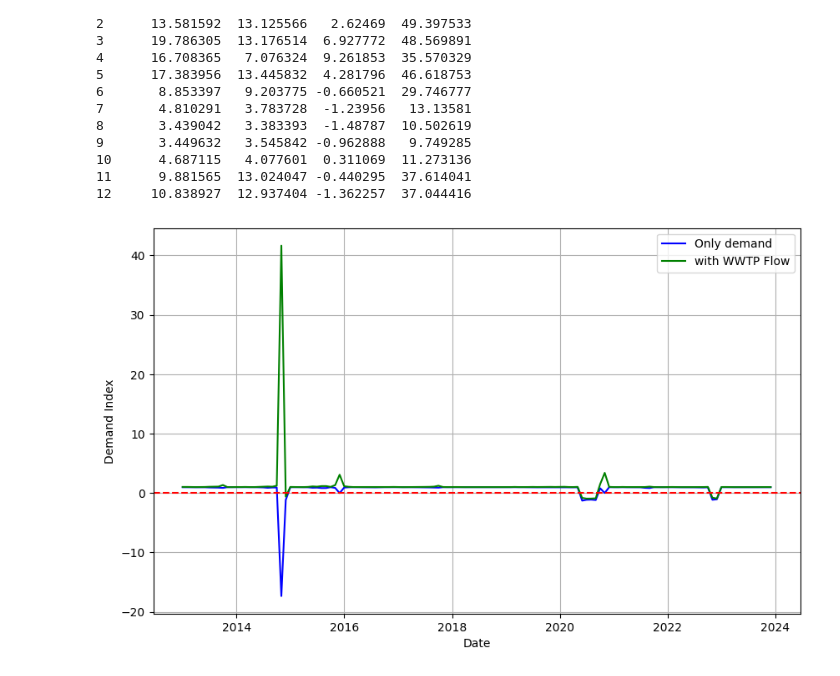
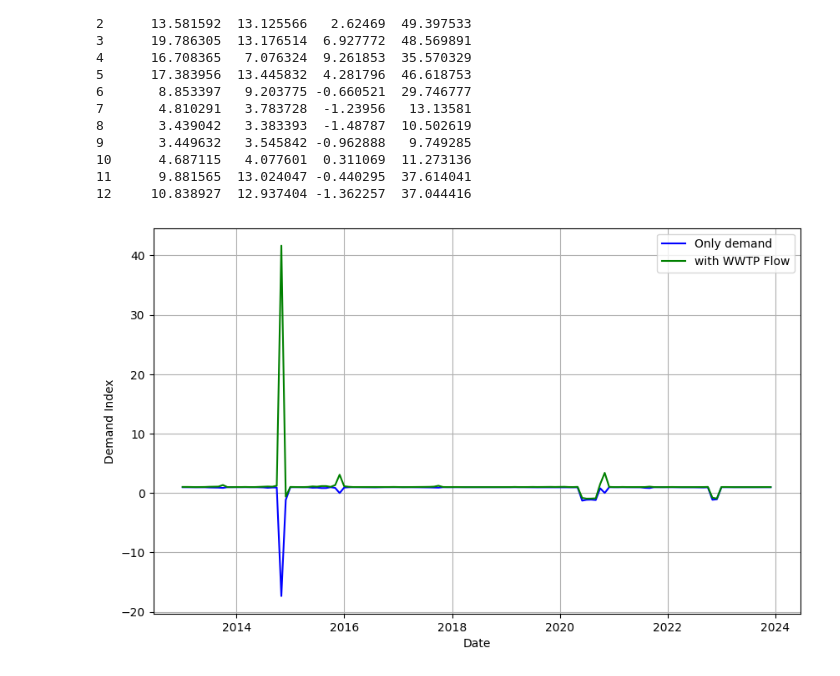
Before and after one commit to NicoloCiuccoli/NeuralProphet_Drought, a Jupyter notebook: code/Demand Index.ipynb, the cells around one changed output. Saved outputs shown, nothing was run; the diff lists cells and outputs as text; code cells hidden in the pictures.

```diff
--- a/code/Demand Index.ipynb
+++ b/code/Demand Index.ipynb
@@ -118,13 +127,13 @@ Month
 # %%
 plt.figure(figsize=(10, 6))
 plt.plot(Data['Date'], Data['INDICE PRE'], label='Only demand', color='blue')
 plt.plot(Data['Date'], Data['INDICE POST'], label='with WWTP Flow', color='green')
-plt.axhline(y=0, color='red', linestyle='--')
+#plt.axhline(y=0, color='red', linestyle='--')
 #plt.title('Availabe Water')
 plt.xlabel('Date')
 plt.ylabel('Demand Index')
 plt.legend()
 plt.grid()
 plt.show()
 # %% [output]
-[figure, old version]
+[figure, new version]
```
Also changed, not shown: parts of 7 cells of this notebook.
